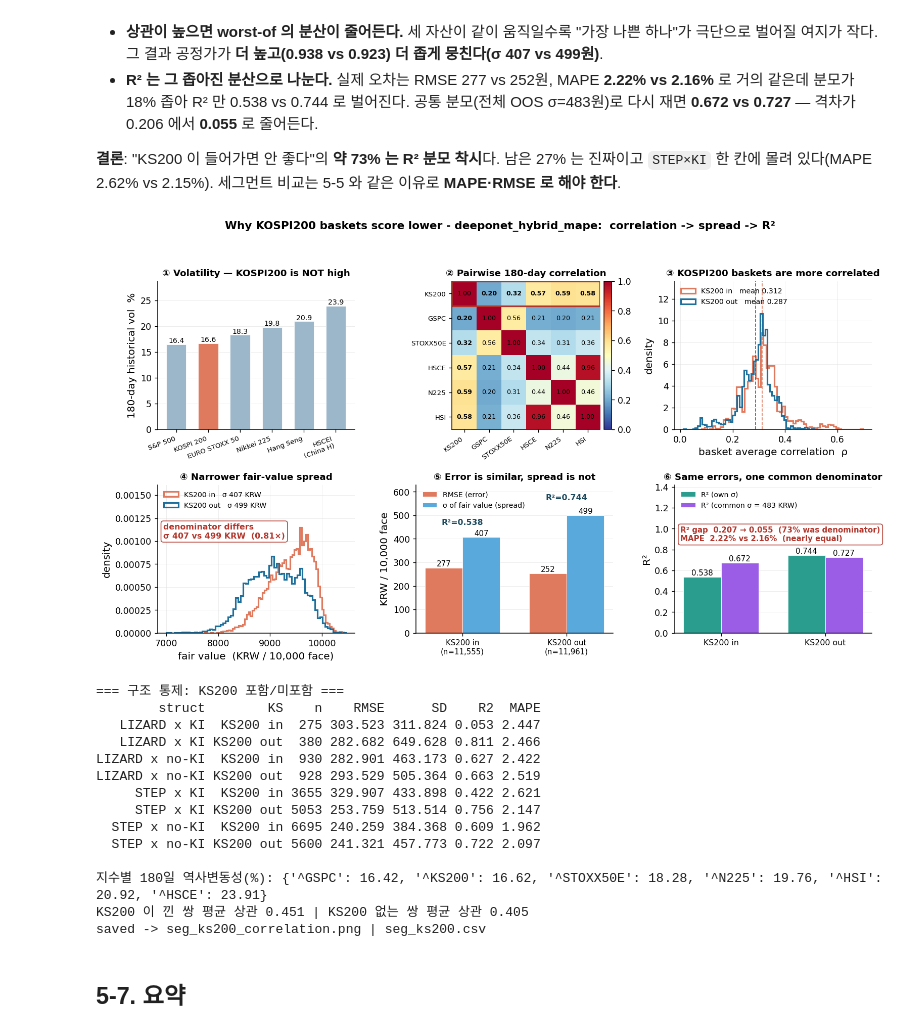
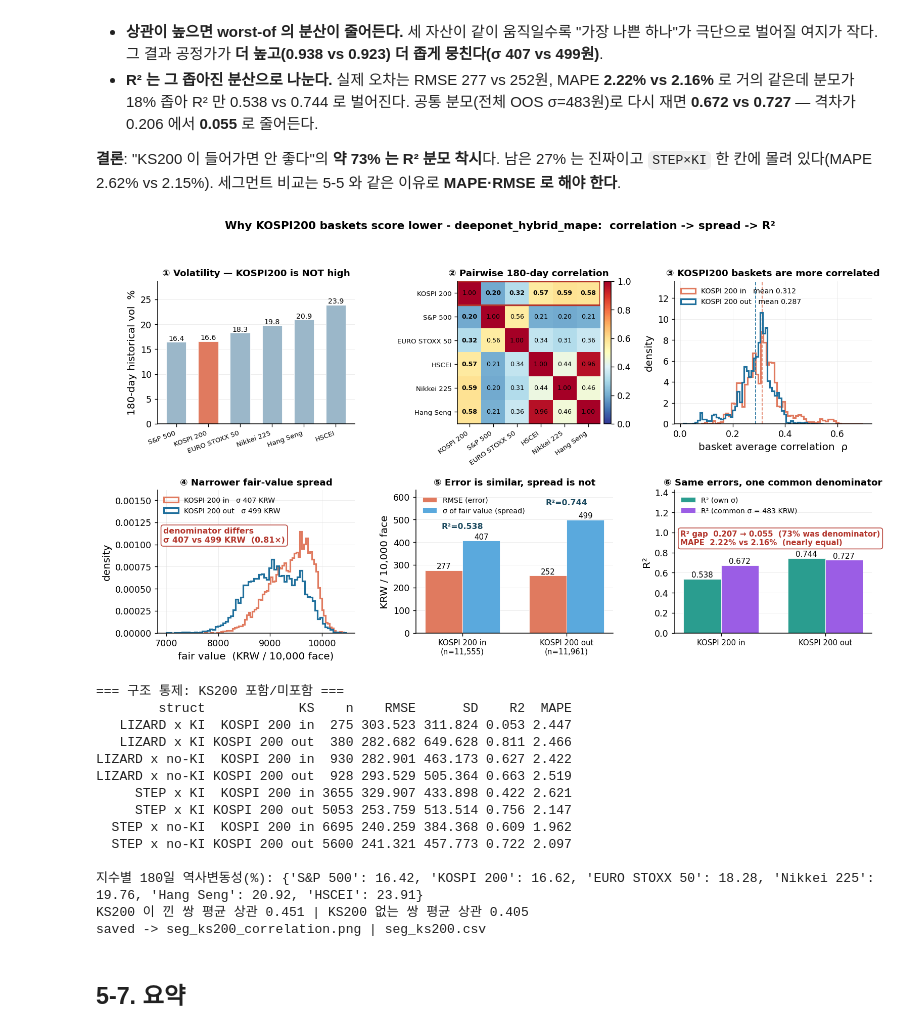
Before and after one commit to JUHWANKIM-ai/PI-DeepONet-ELS, a Jupyter notebook: 5_segment.ipynb, the cells around one changed output. Saved outputs shown, nothing was run; the diff lists cells and outputs as text; code cells hidden in the pictures.

```diff
--- a/5_segment.ipynb
+++ b/5_segment.ipynb
@@ -253,7 +268,7 @@ def by_ticker(d0, min_n=200):
         g = d0[(d0.udl1 == t) | (d0.udl2 == t) | (d0.udl3 == t)]
         if len(g) < min_n:
             continue
-        out.append(dict(ticker=t.replace("^", ""), n=len(g), R2=r2_score(g.y_true, g.y_pred),
+        out.append(dict(ticker=t, name=uname(t), n=len(g), R2=r2_score(g.y_true, g.y_pred),
                         MAPE=g.ape.mean(), BiasKRW=g.err.mean() * FACE))
     return pd.DataFrame(out).sort_values("n", ascending=False).reset_index(drop=True)
 
@@ -263,7 +278,7 @@ pd.concat({name: by_ticker(M[M.model == name]) for name in MODELS},
 
 fig, ax = plt.subplots(1, 2, figsize=(_plot.SLIDE_W, max(4.6, 0.5 * len(T))))
 y = np.arange(len(T))
-YL = [f"{t}\n(n={int(nn):,})" for t, nn in zip(T.ticker, T.n)]
+YL = [f"{t}\n(n={int(nn):,})" for t, nn in zip(T.name, T.n)]
 for a, col, lab, cmapc in ((ax[0], "R2", "R²", None), (ax[1], "MAPE", "MAPE %", "#2a9d8f")):
     v = T[col].values
     c = ["#c0392b" if x < 0 else "#1f6f9c" for x in v] if cmapc is None else cmapc
@@ -300,8 +315,7 @@ rows = []
 for name in MODELS:
     d0 = M[M.model == name]
     for t in TK:
-        g = d0[(d0.udl1 == "^" + t) | (d0.udl2 == "^" + t) | (d0.udl3 == "^" + t)
-               | (d0.udl1 == t) | (d0.udl2 == t) | (d0.udl3 == t)]
+        g = d0[(d0.udl1 == t) | (d0.udl2 == t) | (d0.udl3 == t)]
         if not len(g):
             continue
         rows.append(dict(model=name, ticker=t, n=len(g), R2=r2_score(g.y_true, g.y_pred),
@@ -309,7 +323,7 @@ for name in MODELS:
 UM = pd.DataFrame(rows)
 UM.to_csv(fm.stat("seg_underlying_metrics"), index=False)
 
-XL = [f"{t}\n(n={int(UM[UM.ticker == t].n.iloc[0]):,})" for t in TK]
+XL = [f"{uname(t)}\n(n={int(UM[UM.ticker == t].n.iloc[0]):,})" for t in TK]
 fig, ax = plt.subplots(1, 2, figsize=(_plot.SLIDE_W, 5.0))
 x = np.arange(len(TK)); w = 0.8 / len(MODELS)
 for j, name in enumerate(MODELS):
@@ -331,6 +345,7 @@ fig.suptitle("Fair-value OOS performance by underlying index"
 fig.tight_layout(rect=(0, 0, 1, 0.90))
 fig.savefig(fm.image("seg_underlying_metrics"), dpi=400, bbox_inches="tight", transparent=True)
 plt.show()
-print(UM.pivot(index="ticker", columns="model", values="R2").reindex(TK).round(4).to_string())
+_p = UM.pivot(index="ticker", columns="model", values="R2").reindex(TK)
+print(_p.rename(index=uname).round(4).to_string())
 print("saved ->", fm.image("seg_underlying_metrics").name, "|", fm.stat("seg_underlying_metrics").name)
 # %% [output]
@@ -364,7 +379,7 @@ for a, H, lab, cmap in [(ax[0], H_r2, "R²", "RdYlBu"), (ax[1], H_mp, "MAPE %",
     a.set_xticks(range(len(STRUCTS)))
     a.set_xticklabels([s.replace(" x ", "\n") for s in STRUCTS], fontsize=8.5)
     a.set_yticks(range(len(TK)))
-    a.set_yticklabels([t.replace("^", "") for t in TK] if a is ax[0] else [], fontsize=9)
+    a.set_yticklabels([uname(t) for t in TK] if a is ax[0] else [], fontsize=9)
     for i in range(len(TK)):
         for j in range(len(STRUCTS)):
             if not np.isnan(H[i, j]):
@@ -376,5 +391,6 @@ fig.suptitle(f"Underlying index x structure - {BEST}  (cell: metric / n, blank i
 fig.tight_layout(rect=(0, 0, 1, 0.94))
 fig.savefig(fm.image("seg_underlying_x_structure"), dpi=400, bbox_inches="tight", transparent=True)
 plt.show()
+assert H_n.sum() > 0, "히트맵 티커 매칭 실패 (T.ticker 와 udl1..3 형식 불일치)"
 print("saved ->", fm.image("seg_underlying_x_structure").name)
 # %% [output]
@@ -518,7 +534,7 @@ def stage_table_ticker(d, min_n=200):
         sub = d[(d.udl1 == t) | (d.udl2 == t) | (d.udl3 == t)]
         if len(sub) < min_n:
             continue
-        out.append({"group": t.replace("^", ""), "n": len(sub), **_stage_metrics(sub)})
+        out.append({"group": uname(t), "n": len(sub), **_stage_metrics(sub)})
     return pd.DataFrame(out).sort_values("n", ascending=False).set_index("group")
 
 
@@ -835,10 +851,6 @@ saved -> seg_r2_variance_anatomy.png
 # 그림 11: KOSPI200 이 낀 바스켓의 성능 — 변동성·상관 → 공정가 분산 → R² (2×3)
 import json as _json
 
-TICKER_NAME = {"^KS200": "KOSPI 200", "^GSPC": "S&P 500", "^STOXX50E": "EURO STOXX 50",
-               "^HSCE": "HSCEI (China H)", "^HSI": "Hang Seng", "^N225": "Nikkei 225",
-               "^NDX": "NASDAQ-100", "^GDAXI": "DAX",
-               "005930.KS": "Samsung Elec.", "000660.KS": "SK hynix"}
 MAIN = ["^KS200", "^GSPC", "^STOXX50E", "^HSCE", "^N225", "^HSI"]
 CIN, COUT, RD = "#e07a5f", "#1f6f9c", "#b3352b"
 
@@ -858,12 +870,12 @@ CM = pd.DataFrame([[_C.xs(a, level=1)[b].mean() for b in MAIN] for a in MAIN], i
 # 상품 단위 (KS200 포함/미포함)
 K = M[M.model == STAGE_MODEL].copy()
 K["KS"] = np.where((K.udl1 == "^KS200") | (K.udl2 == "^KS200") | (K.udl3 == "^KS200"),
-                   "KS200 in", "KS200 out")
+                   "KOSPI 200 in", "KOSPI 200 out")
 _x = pd.read_parquet(fm.source())[["item", "rho", "sig_eff"]]
 _x["ITEM_CD"] = _x.pop("item").astype(str)
 K = K.merge(_x, on="ITEM_CD", how="left")
-GRP = ["KS200 in", "KS200 out"]
-COL2 = {"KS200 in": CIN, "KS200 out": COUT}
+GRP = ["KOSPI 200 in", "KOSPI 200 out"]
+COL2 = {GRP[0]: CIN, GRP[1]: COUT}
 
 k = {}
 for g in GRP:
@@ -888,7 +900,7 @@ a.bar(range(len(vs)), vs.values * 100, 0.62, color=cols, edgecolor="white", line
 for i, v in enumerate(vs.values):
     a.text(i, v * 100, f"{v*100:.1f}", ha="center", va="bottom", fontsize=8.5)
 a.set_xticks(range(len(vs)))
-a.set_xticklabels([TICKER_NAME[t].replace(" (", "\n(") for t in vs.index], fontsize=8, rotation=20, ha="right")
+a.set_xticklabels([uname(t) for t in vs.index], fontsize=8, rotation=20, ha="right")
 a.set_ylabel("180-day historical vol  %"); a.margins(y=0.20)
 a.set_title("① Volatility — KOSPI200 is NOT high", fontsize=11)
 a.grid(axis="y", color="#dddddd", lw=0.5, alpha=0.6)
@@ -897,8 +909,8 @@ a.grid(axis="y", color="#dddddd", lw=0.5, alpha=0.6)
 a = ax[0, 1]
 im = a.imshow(CM.values, cmap="RdYlBu_r", vmin=0, vmax=1)
 a.set_xticks(range(len(MAIN))); a.set_yticks(range(len(MAIN)))
-a.set_xticklabels([t.replace("^", "") for t in MAIN], fontsize=8, rotation=35, ha="right")
-a.set_yticklabels([t.replace("^", "") for t in MAIN], fontsize=8)
+a.set_xticklabels([uname(t) for t in MAIN], fontsize=8, rotation=35, ha="right")
+a.set_yticklabels([uname(t) for t in MAIN], fontsize=8)
 for i in range(len(MAIN)):
     for j in range(len(MAIN)):
         a.text(j, i, f"{CM.values[i,j]:.2f}", ha="center", va="center", fontsize=7.6,
@@ -962,51 +974,52 @@ a.text(0.03, 0.72, f"R² gap  {gap0:.3f} → {gap1:.3f}  ({1-gap1/gap0:.0%} was
                    f"MAPE  {k[GRP[0]]['mape']:.2f}% vs {k[GRP[1]]['mape']:.2f}%  (nearly equal)",
        transform=a.transAxes, fontsize=9, fontweight="bold", color=RD, va="top",
        bbox=dict(boxstyle="round", fc="white", ec=RD, alpha=0.9))
-a.set_xticks(xg); a.set_xticklabels(GRP, fontsize=9.5)
+a.set_xticks(xg); a.set_xticklabels(GRP, fontsize=9)
 a.set_ylabel("R²"); a.set_ylim(0, 1.42)
 a.set_title("⑥ Same errors, one common denominator", fontsize=11)
 a.legend(fontsize=8.5, loc="upper left", framealpha=0.95)
 a.grid(axis="y", color="#dddddd", lw=0.5, alpha=0.6)
 
 fig.suptitle(f"Why KOSPI200 baskets score lower - {STAGE_MODEL}:  correlation -> spread -> R²",
              fontsize=13, fontweight="bold")
 fig.tight_layout(rect=(0, 0, 1, 0.95))
 fig.savefig(fm.image("seg_ks200_correlation"), dpi=400, bbox_inches="tight", transparent=True)
 plt.show()
 
 # 구조를 통제해도 남는 진짜 차이가 있는지
 rows = []
 for (st_, g), s in K.groupby(["struct", "KS"]):
     if len(s) < 100:
         continue
     e = (s.y_pred - s.y_true).values * FACE
     rmse = float(np.sqrt((e ** 2).mean()))
     sd = float((s.y_true - s.y_true.mean()).std(ddof=0) * FACE)
     rows.append(dict(struct=st_, KS=g, n=len(s), RMSE=rmse, SD=sd, R2=1 - (rmse / sd) ** 2,
                      MAPE=float((np.abs(e) / (s.y_true.values * FACE)).mean() * 100)))
 KS_T = pd.DataFrame(rows)
 KS_T.to_csv(fm.stat("seg_ks200"), index=False)
 print("=== 구조 통제: KS200 포함/미포함 ===")
 print(KS_T.round(3).to_string(index=False))
-print(f"\n지수별 180일 역사변동성(%): {(VOL*100).round(2).sort_values().to_dict()}")
+print(f"\n지수별 180일 역사변동성(%): "
+      f"{ {uname(t): round(v*100, 2) for t, v in VOL.sort_values().items()} }")
 print(f"KS200 이 낀 쌍 평균 상관 {CM.loc['^KS200', [c for c in MAIN if c != '^KS200']].mean():.3f}"
       f" | KS200 없는 쌍 평균 상관 "
       f"{np.mean([CM.loc[a_, b_] for i, a_ in enumerate(MAIN[1:]) for b_ in MAIN[1:][i+1:]]):.3f}")
 print("saved ->", fm.image("seg_ks200_correlation").name, "|", fm.stat("seg_ks200").name)
 # %% [output]
-[figure, old version]
+[figure, new version]
 === 구조 통제: KS200 포함/미포함 ===
-        struct        KS    n    RMSE      SD    R2  MAPE
-   LIZARD x KI  KS200 in  275 303.523 311.824 0.053 2.447
-   LIZARD x KI KS200 out  380 282.682 649.628 0.811 2.466
-LIZARD x no-KI  KS200 in  930 282.901 463.173 0.627 2.422
-LIZARD x no-KI KS200 out  928 293.529 505.364 0.663 2.519
-     STEP x KI  KS200 in 3655 329.907 433.898 0.422 2.621
-     STEP x KI KS200 out 5053 253.759 513.514 0.756 2.147
-  STEP x no-KI  KS200 in 6695 240.259 384.368 0.609 1.962
-  STEP x no-KI KS200 out 5600 241.321 457.773 0.722 2.097
+        struct            KS    n    RMSE      SD    R2  MAPE
+   LIZARD x KI  KOSPI 200 in  275 303.523 311.824 0.053 2.447
+   LIZARD x KI KOSPI 200 out  380 282.682 649.628 0.811 2.466
+LIZARD x no-KI  KOSPI 200 in  930 282.901 463.173 0.627 2.422
+LIZARD x no-KI KOSPI 200 out  928 293.529 505.364 0.663 2.519
+     STEP x KI  KOSPI 200 in 3655 329.907 433.898 0.422 2.621
+     STEP x KI KOSPI 200 out 5053 253.759 513.514 0.756 2.147
+  STEP x no-KI  KOSPI 200 in 6695 240.259 384.368 0.609 1.962
+  STEP x no-KI KOSPI 200 out 5600 241.321 457.773 0.722 2.097
 
-지수별 180일 역사변동성(%): {'^GSPC': 16.42, '^KS200': 16.62, '^STOXX50E': 18.28, '^N225': 19.76, '^HSI': 20.92, '^HSCE': 23.91}
+지수별 180일 역사변동성(%): {'S&P 500': 16.42, 'KOSPI 200': 16.62, 'EURO STOXX 50': 18.28, 'Nikkei 225': 19.76, 'Hang Seng': 20.92, 'HSCEI': 23.91}
 KS200 이 낀 쌍 평균 상관 0.451 | KS200 없는 쌍 평균 상관 0.405
 saved -> seg_ks200_correlation.png | seg_ks200.csv
 # %% [markdown]
```
Also changed, not shown: parts of 9 cells of this notebook.
